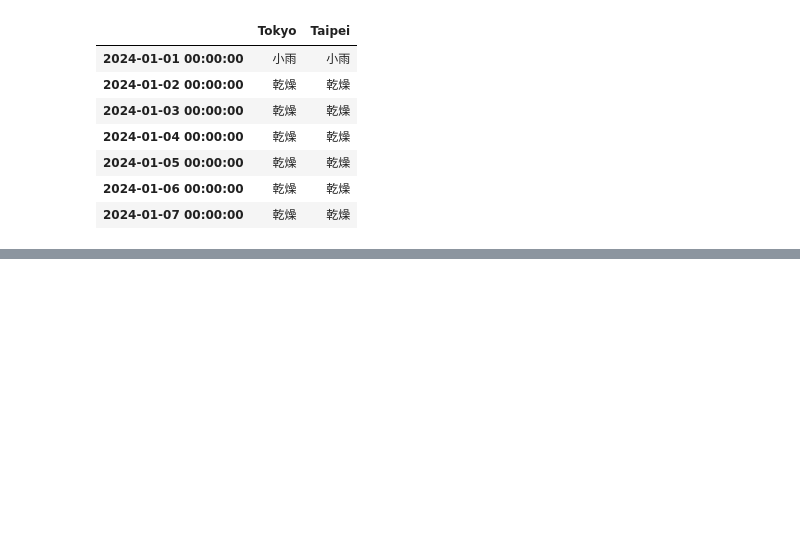
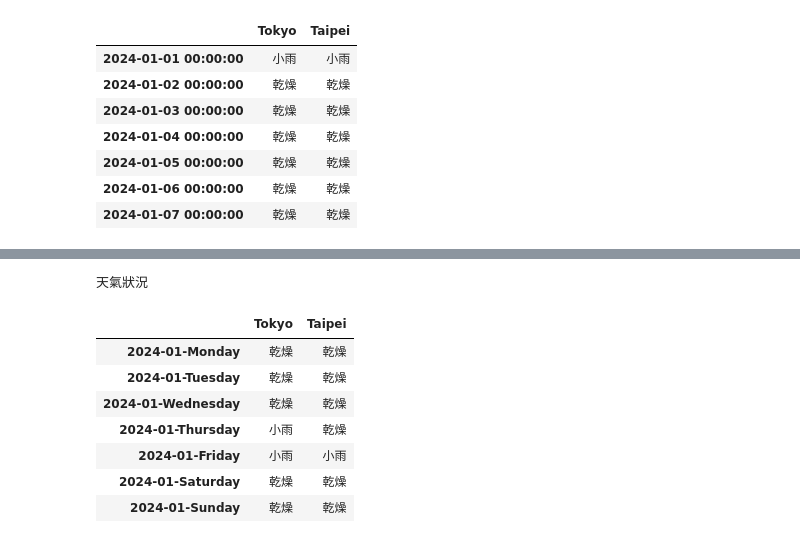
Before and after one commit to Chi-Feng-Tseng/test, a Jupyter notebook: lesson17/lesson17_1.ipynb, the cells around one changed output, grey strips where cells are left out. Cells and saved outputs as stored; diff of their text form; code cells hidden in the pictures; blank space fills up the shorter version.

```diff
--- a/lesson17/lesson17_1.ipynb
+++ b/lesson17/lesson17_1.ipynb
@@ -177,0 +208,32 @@ s
+# %%
+weather_df = pd.DataFrame(np.random.rand(10,2)*5,
+                          index=pd.date_range(start="2024-01-01", periods=10),
+                          columns=["Tokyo","Taipei"]
+                          )
+def rain_condition(v):
+    if v > 1.75:
+        return'乾燥'
+    elif v < 2.75:
+        return '小雨'
+    else:
+        return'大雨'
+
+def make_pretty(styler):
+    styler.set_caption('天氣狀況')
+    styler.format(rain_condition)
+    styler.format_index(formatter=lambda v:v.strftime('%Y-%m-%A'))
+    styler.background_gradient(axis=None,vmin=1,vmax=5)
+    return styler
+
+s = weather_df.loc['2024-01-01':'2024-01-07'].style.pipe(make_pretty)
+s
+# %% [output]
+天氣狀況
+|  | Tokyo | Taipei |
+| 2024-01-Monday | 乾燥 | 乾燥 |
+| 2024-01-Tuesday | 乾燥 | 乾燥 |
+| 2024-01-Wednesday | 乾燥 | 乾燥 |
+| 2024-01-Thursday | 小雨 | 乾燥 |
+| 2024-01-Friday | 小雨 | 小雨 |
+| 2024-01-Saturday | 乾燥 | 乾燥 |
+| 2024-01-Sunday | 乾燥 | 乾燥 |
```
Also changed, not shown: parts of 4 cells of this notebook, 1 other file.
